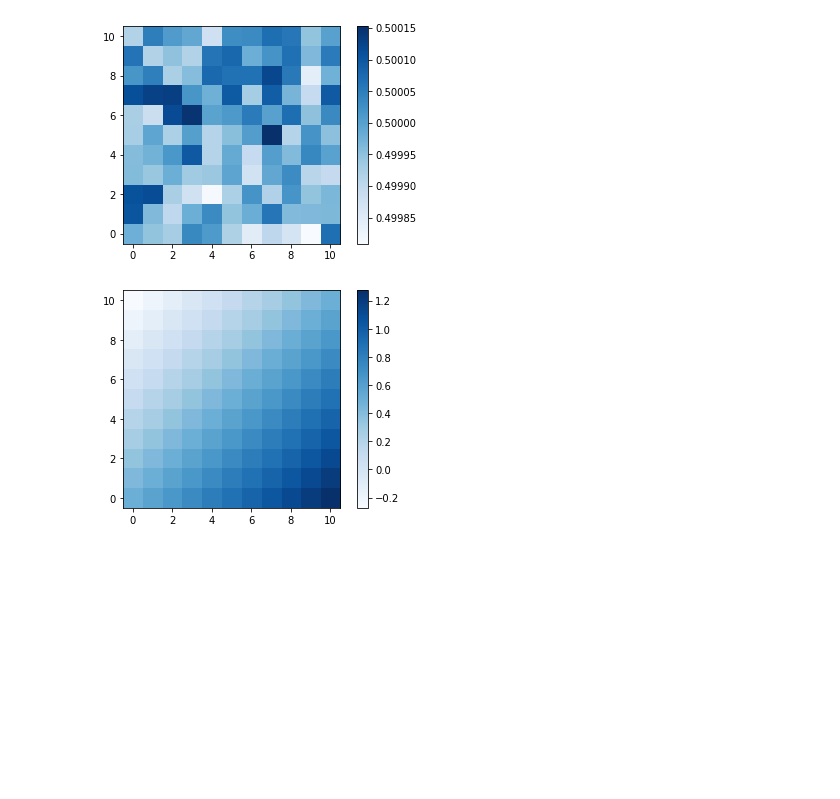
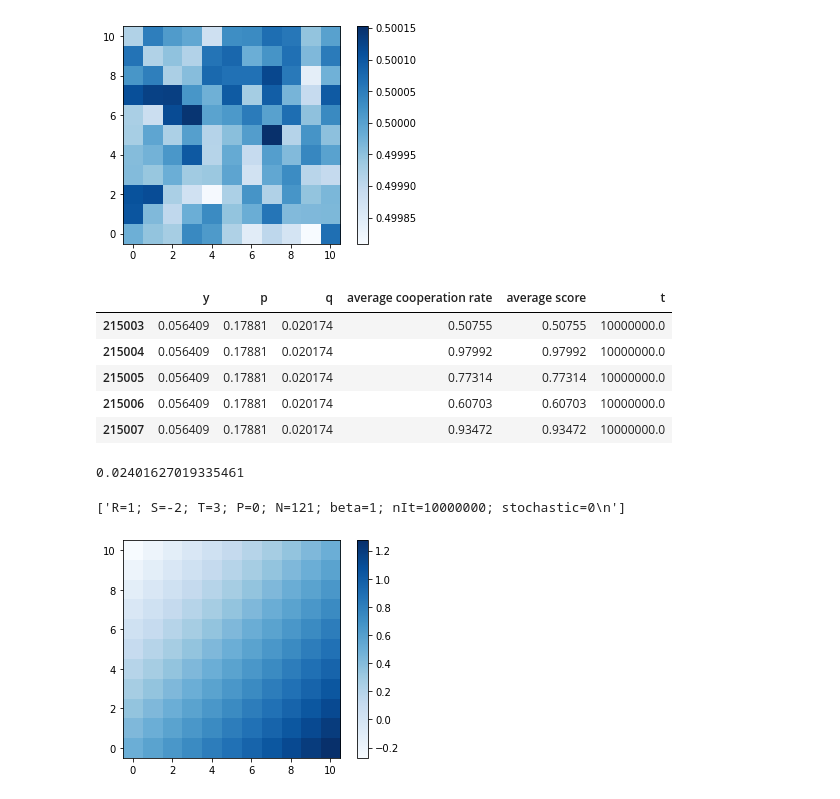
Before and after one commit to Nikoleta-v3/evolution-of-cooperation-with-limited-updating-payoff-memory, a Jupyter notebook: Parameters Sweep Analysis.ipynb, the cells around one changed output. Drawn from its saved outputs; the diff is of its cells as text; code cells hidden in the pictures; blank space fills up the shorter version.

```diff
--- a/Parameters Sweep Analysis.ipynb
+++ b/Parameters Sweep Analysis.ipynb
@@ -137,3 +151,12 @@ plt.imshow(cooperation_rates, origin="lower", cmap=cmaps[0])
 plt.colorbar();
 # %% [output]
 [figure]
+# %%
+df.tail()
+# %% [output]
+|  | y | p | q | average cooperation rate | average score | t |
+| 215003 | 0.056409 | 0.17881 | 0.020174 | 0.50755 | 0.50755 | 10000000.0 |
+| 215004 | 0.056409 | 0.17881 | 0.020174 | 0.97992 | 0.97992 | 10000000.0 |
+| 215005 | 0.056409 | 0.17881 | 0.020174 | 0.77314 | 0.77314 | 10000000.0 |
+| 215006 | 0.056409 | 0.17881 | 0.020174 | 0.60703 | 0.60703 | 10000000.0 |
+| 215007 | 0.056409 | 0.17881 | 0.020174 | 0.93472 | 0.93472 | 10000000.0 |
@@ -140,3 +167,11 @@ plt.colorbar();
+# %%
+v[0] + v[1]
+# %% [output]
+0.02401627019335461
+# %%
+data
+# %% [output]
+['R=1; S=-2; T=3; P=0; N=121; beta=1; nIt=10000000; stochastic=0\n']
 # %%
 plt.imshow(scores, origin="lower", cmap=cmaps[0])
 
```
Also changed, not shown: parts of 6 cells of this notebook.
